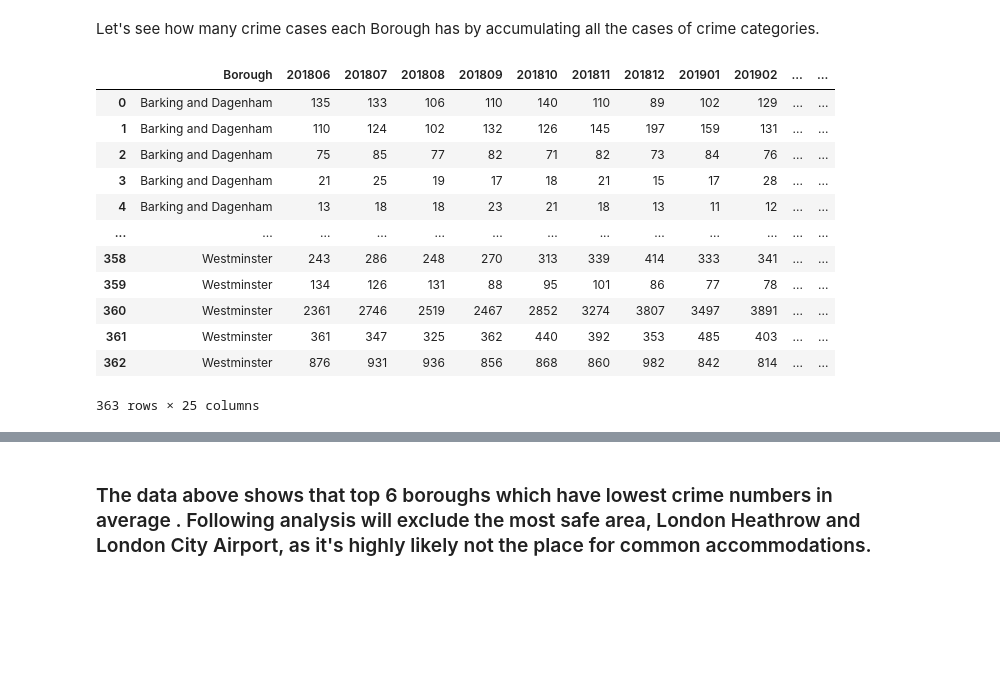
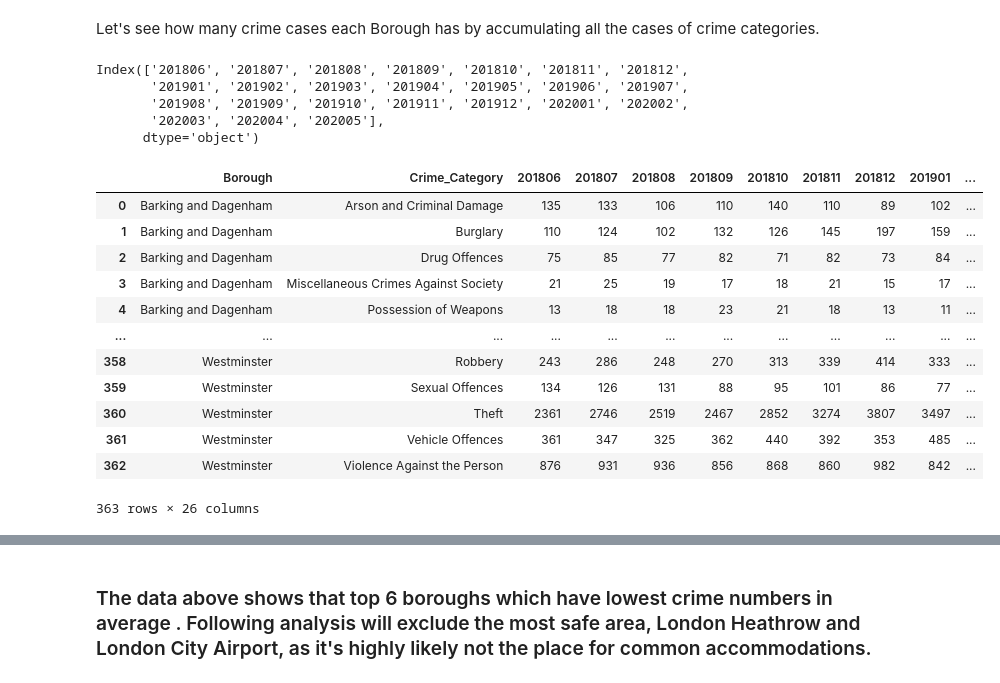
Before and after one commit to RJK99/Coursera_Capstone, a Jupyter notebook: AppliedDataScienceCapstone_A_Data_Journey_to_London_Week5.ipynb, the cells around one changed output, grey strips where cells are left out. Saved outputs shown, nothing was run; the diff lists cells and outputs as text; code cells hidden in the pictures; blank space fills up the shorter version.

```diff
--- a/AppliedDataScienceCapstone_A_Data_Journey_to_London_Week5.ipynb
+++ b/AppliedDataScienceCapstone_A_Data_Journey_to_London_Week5.ipynb
@@ -157,6 +173,16 @@ The data of March, April and May 2020 are dropped as there was already COVID-19
 df_crime_cleaned = df_crime_Major
 # %% [markdown]
 Let's see how many crime cases each Borough has by accumulating all the cases of crime categories.
+# %%
+columns_df_crime_cleaned = df_crime_cleaned.columns
+columns_my_ = np.delete(columns_df_crime_cleaned,[0,1])
+columns_my_
+# %% [output]
+Index(['201806', '201807', '201808', '201809', '201810', '201811', '201812',
+       '201901', '201902', '201903', '201904', '201905', '201906', '201907',
+       '201908', '201909', '201910', '201911', '201912', '202001', '202002',
+       '202003', '202004', '202005'],
+      dtype='object')
 # %%
 #Preparation of blank data frame : df_borough
 df_borough = pd.DataFrame(index=range(df_crime_cleaned['Borough'].unique().shape[0]),columns=columns_df_crime_cleaned).fillna(0)
@@ -168,18 +194,18 @@ df_borough.drop(columns='Crime_Category',inplace=True)
 #df_borough
 # %%
 df_crime_cleaned_ = df_crime_cleaned.drop(columns='Crime_Category')
-df_crime_cleaned_
+df_crime_cleaned
 # %% [output]
-|  | Borough | 201806 | 201807 | 201808 | 201809 | 201810 | 201811 | 201812 | 201901 | 201902 | ... | ... |
-| 0 | Barking and Dagenham | 135 | 133 | 106 | 110 | 140 | 110 | 89 | 102 | 129 | ... | ... |
-| 1 | Barking and Dagenham | 110 | 124 | 102 | 132 | 126 | 145 | 197 | 159 | 131 | ... | ... |
-| 2 | Barking and Dagenham | 75 | 85 | 77 | 82 | 71 | 82 | 73 | 84 | 76 | ... | ... |
-| 3 | Barking and Dagenham | 21 | 25 | 19 | 17 | 18 | 21 | 15 | 17 | 28 | ... | ... |
-| 4 | Barking and Dagenham | 13 | 18 | 18 | 23 | 21 | 18 | 13 | 11 | 12 | ... | ... |
-| ... | ... | ... | ... | ... | ... | ... | ... | ... | ... | ... | ... | ... |
-| 358 | Westminster | 243 | 286 | 248 | 270 | 313 | 339 | 414 | 333 | 341 | ... | ... |
-| 359 | Westminster | 134 | 126 | 131 | 88 | 95 | 101 | 86 | 77 | 78 | ... | ... |
-| 360 | Westminster | 2361 | 2746 | 2519 | 2467 | 2852 | 3274 | 3807 | 3497 | 3891 | ... | ... |
-| 361 | Westminster | 361 | 347 | 325 | 362 | 440 | 392 | 353 | 485 | 403 | ... | ... |
-| 362 | Westminster | 876 | 931 | 936 | 856 | 868 | 860 | 982 | 842 | 814 | ... | ... |
+|  | Borough | Crime_Category | 201806 | 201807 | 201808 | 201809 | 201810 | 201811 | 201812 | 201901 | ... |
+| 0 | Barking and Dagenham | Arson and Criminal Damage | 135 | 133 | 106 | 110 | 140 | 110 | 89 | 102 | ... |
+| 1 | Barking and Dagenham | Burglary | 110 | 124 | 102 | 132 | 126 | 145 | 197 | 159 | ... |
+| 2 | Barking and Dagenham | Drug Offences | 75 | 85 | 77 | 82 | 71 | 82 | 73 | 84 | ... |
+| 3 | Barking and Dagenham | Miscellaneous Crimes Against Society | 21 | 25 | 19 | 17 | 18 | 21 | 15 | 17 | ... |
+| 4 | Barking and Dagenham | Possession of Weapons | 13 | 18 | 18 | 23 | 21 | 18 | 13 | 11 | ... |
+| ... | ... | ... | ... | ... | ... | ... | ... | ... | ... | ... | ... |
+| 358 | Westminster | Robbery | 243 | 286 | 248 | 270 | 313 | 339 | 414 | 333 | ... |
+| 359 | Westminster | Sexual Offences | 134 | 126 | 131 | 88 | 95 | 101 | 86 | 77 | ... |
+| 360 | Westminster | Theft | 2361 | 2746 | 2519 | 2467 | 2852 | 3274 | 3807 | 3497 | ... |
+| 361 | Westminster | Vehicle Offences | 361 | 347 | 325 | 362 | 440 | 392 | 353 | 485 | ... |
+| 362 | Westminster | Violence Against the Person | 876 | 931 | 936 | 856 | 868 | 860 | 982 | 842 | ... |
-363 rows × 25 columns
+363 rows × 26 columns
```
Also changed, not shown: parts of 66 cells of this notebook.
